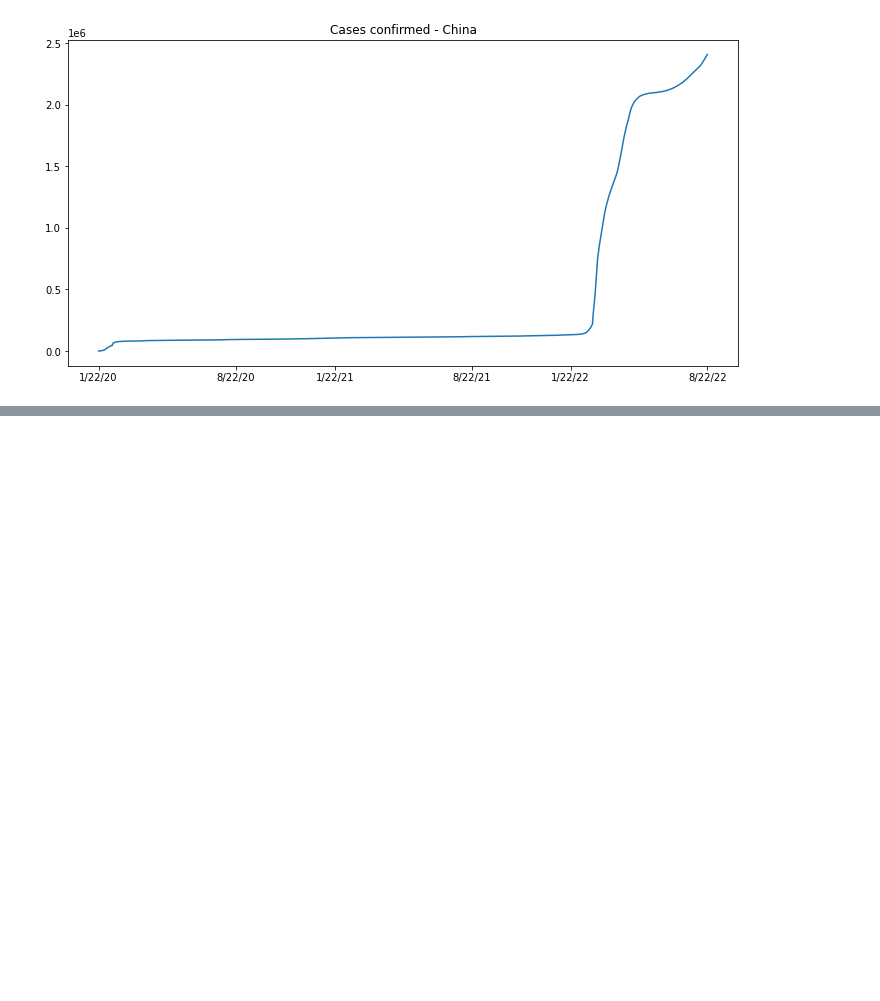
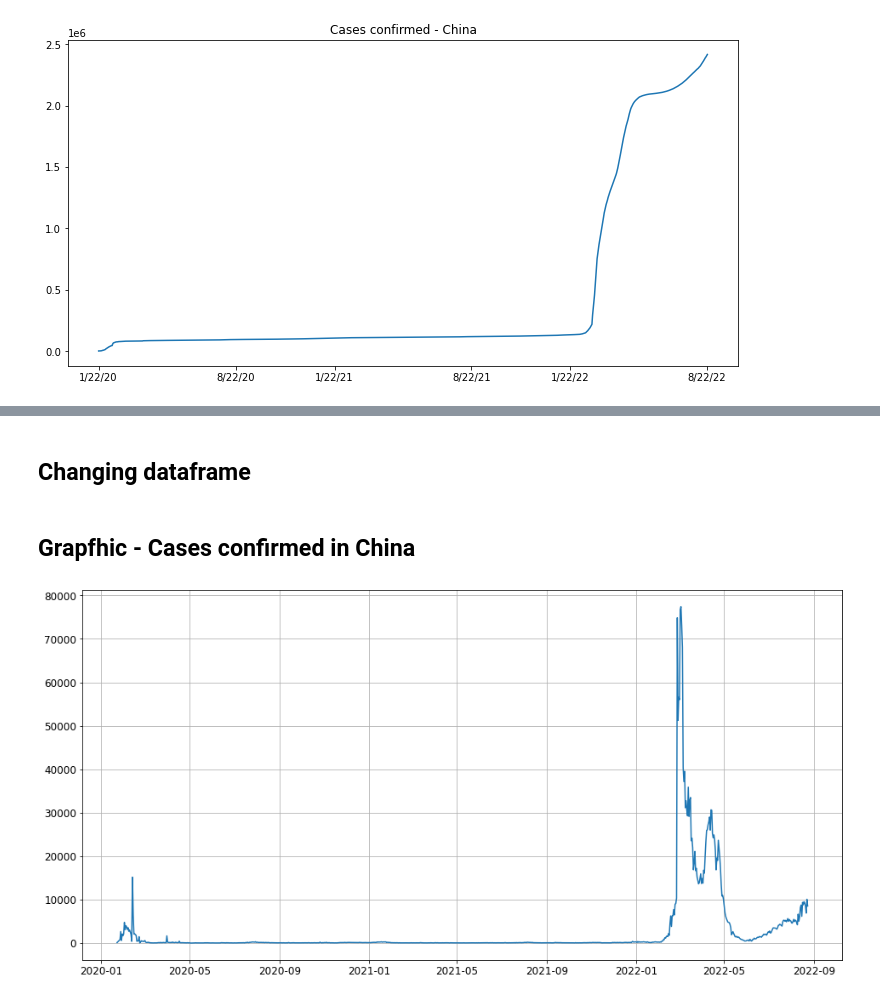
Before and after one commit to Gabriel-limadev/data_science_study, a Jupyter notebook: 11 - Data Science: análises para saúde e medicina/file_courses/case_confirmed_covid_19.ipynb, the cells around one changed output, grey strips where cells are left out. Drawn from its saved outputs; the diff is of its cells as text; code cells hidden in the pictures; blank space fills up the shorter version.

Commit message:
Graphics

```diff
--- a/11 - Data Science: análises para saúde e medicina/file_courses/case_confirmed_covid_19.ipynb
+++ b/11 - Data Science: análises para saúde e medicina/file_courses/case_confirmed_covid_19.ipynb
@@ -22,5 +22,5 @@ data
 # %%
-confirmed_by_country = data.groupby("Country/Region").sum()
+confirmed_by_country_cumulative = data.groupby("Country/Region").sum()
 # %%
 import matplotlib.pyplot as plt
 
@@ -35,0 +49,3 @@ ax.set_xticks(['1/22/20', '8/22/20', '1/22/21','8/22/21','1/22/22', '8/22/22']);
+# %%
+confirmed_in_china = confirmed_by_country_cumulative.loc['China'][2:].diff().dropna()
+confirmed_in_china
@@ -35,0 +65,21 @@ ax.set_xticks(['1/22/20', '8/22/20', '1/22/21','8/22/21','1/22/22', '8/22/22']);
+# %% [markdown]
+## Changing dataframe
+# %%
+confirmed_in_china = pd.DataFrame(
+    confirmed_in_china,
+)
+confirmed_in_china.reset_index(inplace= True)
+confirmed_in_china.columns =  ['Date', 'Cases']
+# %%
+confirmed_in_china['Date'] = pd.to_datetime(confirmed_in_china['Date'])
+# %% [markdown]
+## Grapfhic - Cases confirmed in China
+# %%
+fig, ax = plt.subplots(ncols = 1, nrows = 1, figsize = (16, 8))
+
+ax.plot(confirmed_in_china['Date'], confirmed_in_china['Cases'])
+
+ax.tick_params(labelsize = 12)
+ax.grid(True)
+# %% [output]
+[figure, added]
```
Also changed, not shown: parts of 12 cells of this notebook.
